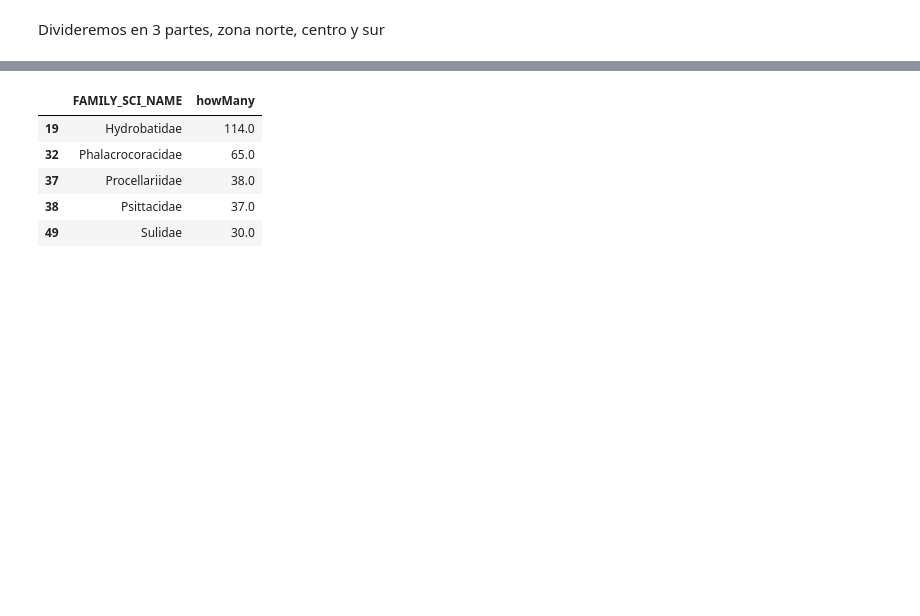
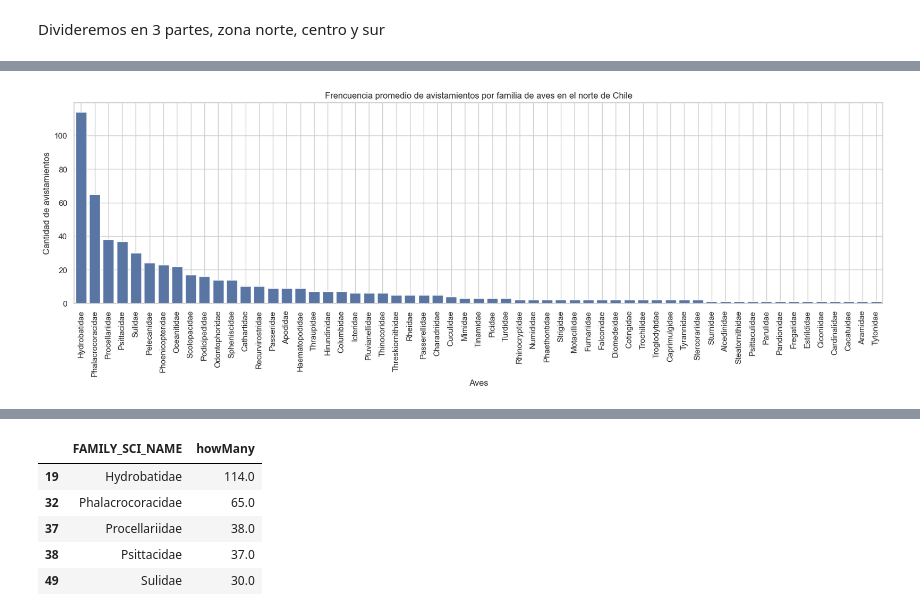
Before and after one commit to ymotomy/Proyecto-IMT2200, a Jupyter notebook: Proyecto.ipynb, the cells around one changed output, grey strips where cells are left out. Drawn from its saved outputs; the diff is of its cells as text; code cells hidden in the pictures; blank space fills up the shorter version.

```diff
--- a/Proyecto.ipynb
+++ b/Proyecto.ipynb
@@ -763,0 +490,17 @@ sur
+# %%
+prom_norte = pd.pivot_table(data=norte,
+                   index="FAMILY_SCI_NAME",
+                   values='howMany',
+                   aggfunc=np.mean
+                   ).round(0).reset_index().sort_values(by="howMany", ascending=False)
+
+plt.figure(figsize=(20, 5))
+sns.barplot(data=prom_norte, x="FAMILY_SCI_NAME", y="howMany")
+plt.title("Frencuencia promedio de avistamientos por familia de aves en el norte de Chile")
+plt.xlabel("Aves")
+plt.ylabel("Cantidad de avistamientos")
+plt.grid(True)
+plt.xticks(rotation=90)
+plt.show()
+# %% [output]
+[figure, added]
```
Also changed, not shown: parts of 45 cells of this notebook.
